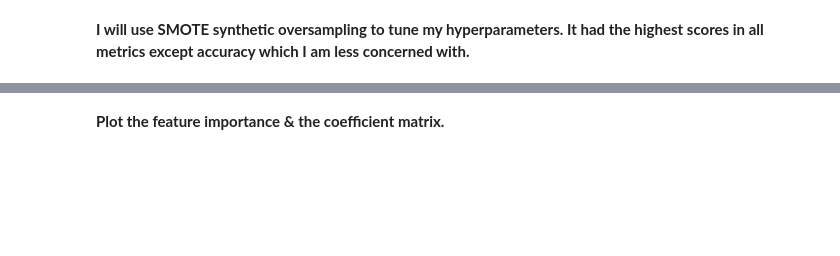
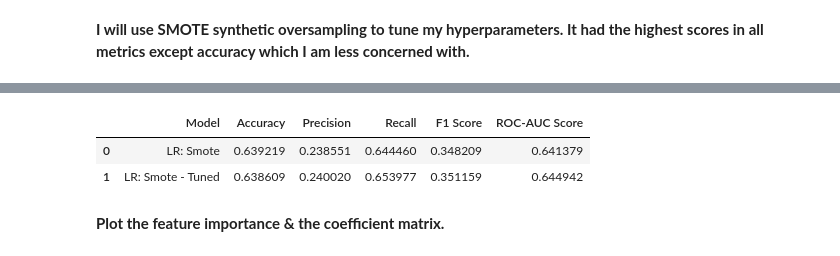
Before and after one commit to marleyberries/Springboard-Main, a Jupyter notebook: Capstone Loan Default Prediction/03_Loan Defaults - Preprocessing & Modeling.ipynb, the cells around one changed output, grey strips where cells are left out. Saved outputs shown, nothing was run; the diff lists cells and outputs as text; code cells hidden in the pictures; blank space fills up the shorter version.

```diff
--- a/Capstone Loan Default Prediction/03_Loan Defaults - Preprocessing & Modeling.ipynb
+++ b/Capstone Loan Default Prediction/03_Loan Defaults - Preprocessing & Modeling.ipynb
@@ -501,17 +572,20 @@ print("ROC-AUC score:", tuned_lr_roc_auc)
 # %%
 # create a dictionary of scores for each model
 lr_tuned_scores_dict = {
     'Model': ['LR: Smote', 'LR: Smote - Tuned'],
     'Accuracy': [lr_acc, tuned_lr_acc],
     'Precision': [lr_prec, tuned_lr_prec],
     'Recall': [lr_rec, tuned_lr_rec],
     'F1 Score': [lr_f1, tuned_lr_f1],
-    'ROC-AUC Score': [lr_roc_auc, tuned_lr_roc_auc]
-}
+    'ROC-AUC Score': [lr_roc_auc, tuned_lr_roc_auc]}
 
 # create the DataFrame
 lr_tuned_scores_df = pd.DataFrame(lr_tuned_scores_dict)
 lr_tuned_scores_df
+# %% [output]
+|  | Model | Accuracy | Precision | Recall | F1 Score | ROC-AUC Score |
+| 0 | LR: Smote | 0.639219 | 0.238551 | 0.644460 | 0.348209 | 0.641379 |
+| 1 | LR: Smote - Tuned | 0.638609 | 0.240020 | 0.653977 | 0.351159 | 0.644942 |
 # %% [markdown]
 **Plot the feature importance & the coefficient matrix.**
 # %%
```
Also changed, not shown: parts of 24 cells of this notebook.
